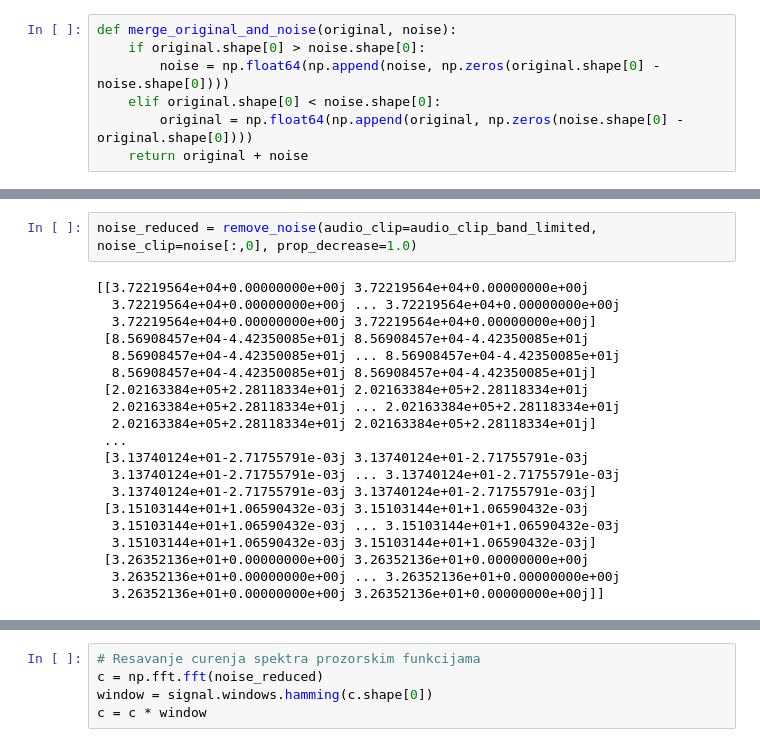
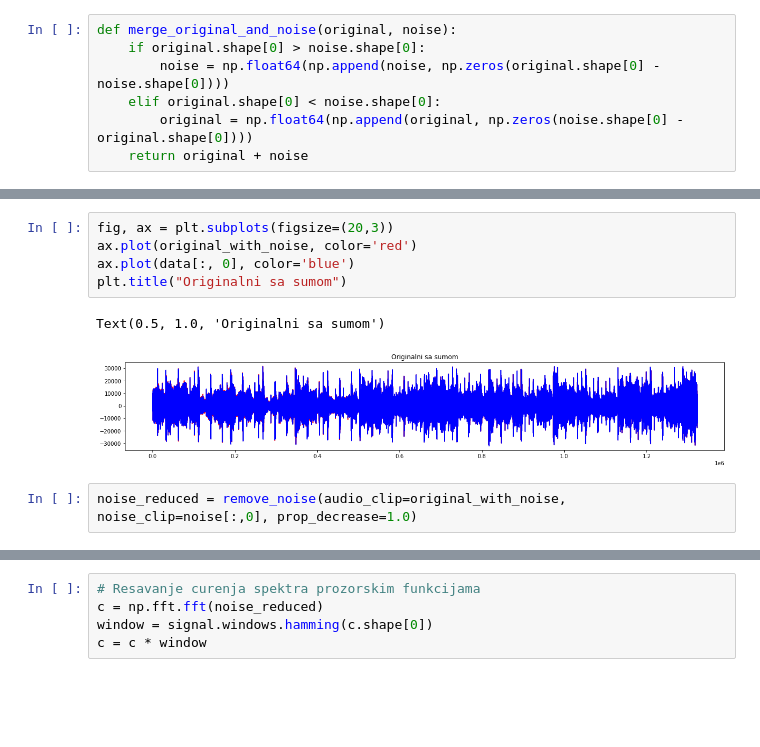
Before and after one commit to DenisAlicic/Noise-Reduction, a Jupyter notebook: Solution/NoiseReduction.ipynb, the cells around one changed output, grey strips where cells are left out. Saved outputs shown, nothing was run; the diff lists cells and outputs as text; blank space fills up the shorter version.

```diff
--- a/Solution/NoiseReduction.ipynb
+++ b/Solution/NoiseReduction.ipynb
@@ -80,24 +95,12 @@ audio_clip_band_limited = merge_original_and_noise(data[:, 0], noise[:,0])
+# %%
+fig, ax = plt.subplots(figsize=(20,3))
+ax.plot(original_with_noise, color='red')
+ax.plot(data[:, 0], color='blue')
+plt.title("Originalni sa sumom")
+# %% [output]
+Text(0.5, 1.0, 'Originalni sa sumom')
+[figure, added]
 # %%
-noise_reduced = remove_noise(audio_clip=audio_clip_band_limited, noise_clip=noise[:,0], prop_decrease=1.0)
+noise_reduced = remove_noise(audio_clip=original_with_noise, noise_clip=noise[:,0], prop_decrease=1.0)
-# %% [output]
-[[3.72219564e+04+0.00000000e+00j 3.72219564e+04+0.00000000e+00j
-  3.72219564e+04+0.00000000e+00j ... 3.72219564e+04+0.00000000e+00j
-  3.72219564e+04+0.00000000e+00j 3.72219564e+04+0.00000000e+00j]
- [8.56908457e+04-4.42350085e+01j 8.56908457e+04-4.42350085e+01j
-  8.56908457e+04-4.42350085e+01j ... 8.56908457e+04-4.42350085e+01j
-  8.56908457e+04-4.42350085e+01j 8.56908457e+04-4.42350085e+01j]
- [2.02163384e+05+2.28118334e+01j 2.02163384e+05+2.28118334e+01j
-  2.02163384e+05+2.28118334e+01j ... 2.02163384e+05+2.28118334e+01j
-  2.02163384e+05+2.28118334e+01j 2.02163384e+05+2.28118334e+01j]
- ...
- [3.13740124e+01-2.71755791e-03j 3.13740124e+01-2.71755791e-03j
-  3.13740124e+01-2.71755791e-03j ... 3.13740124e+01-2.71755791e-03j
-  3.13740124e+01-2.71755791e-03j 3.13740124e+01-2.71755791e-03j]
- [3.15103144e+01+1.06590432e-03j 3.15103144e+01+1.06590432e-03j
-  3.15103144e+01+1.06590432e-03j ... 3.15103144e+01+1.06590432e-03j
-  3.15103144e+01+1.06590432e-03j 3.15103144e+01+1.06590432e-03j]
- [3.26352136e+01+0.00000000e+00j 3.26352136e+01+0.00000000e+00j
-  3.26352136e+01+0.00000000e+00j ... 3.26352136e+01+0.00000000e+00j
-  3.26352136e+01+0.00000000e+00j 3.26352136e+01+0.00000000e+00j]]
 # %%
 fig, ax = plt.subplots(figsize=(20,3))
```
Also changed, not shown: parts of 11 cells of this notebook, 1 other file.
